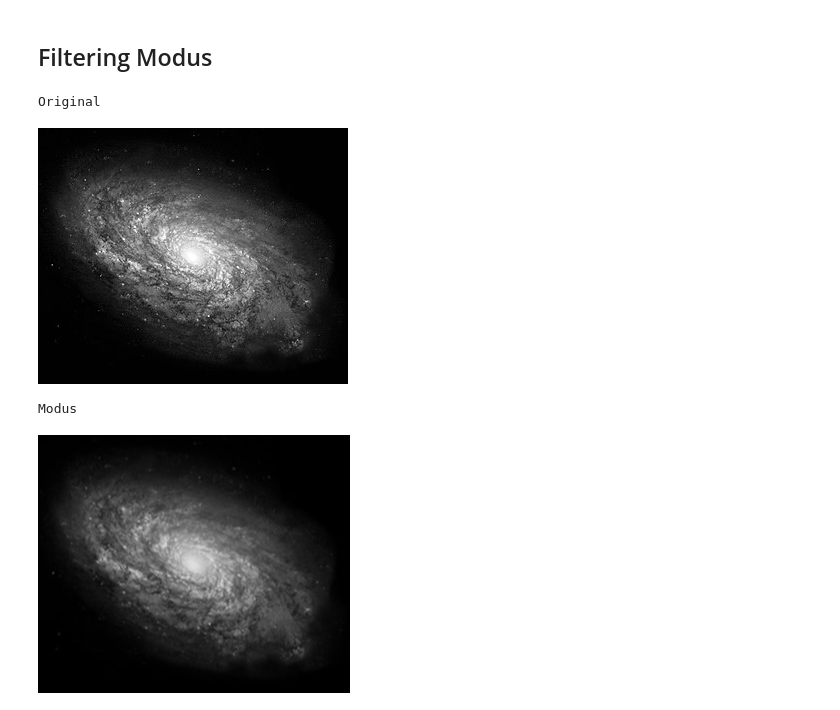
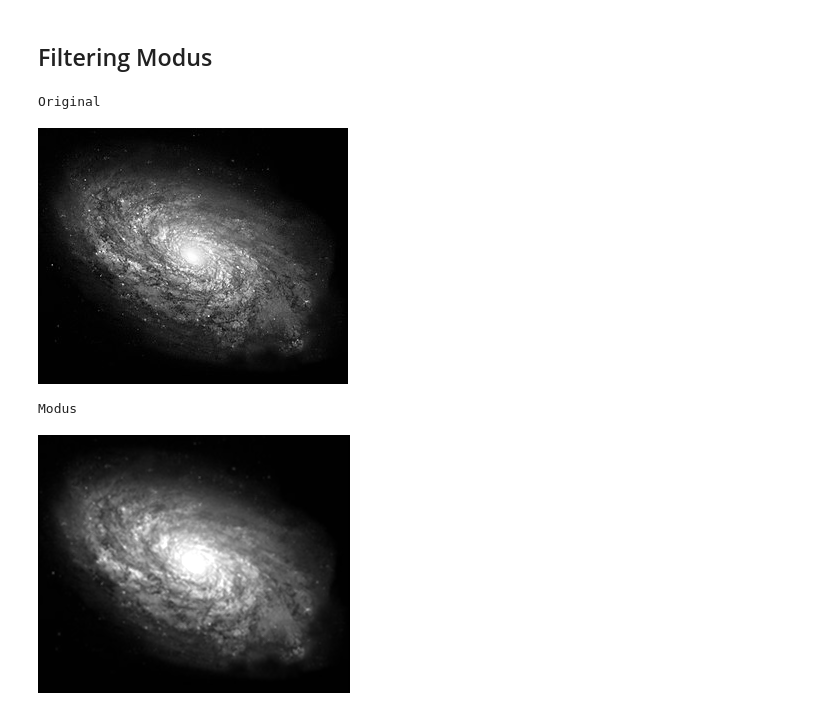
Before and after one commit to 16Komang/PCVK, a Jupyter notebook: ProjectUTS.ipynb, the cells around one changed output. Drawn from its saved outputs; the diff is of its cells as text; code cells hidden in the pictures.

```diff
--- a/ProjectUTS.ipynb
+++ b/ProjectUTS.ipynb
@@ -77,16 +77,16 @@ Median
 ## Filtering Modus
 # %%
 # Kodingan modus
-kernal_modus = np.array([[1/16,1/8,1/16],
-                       [1/16,1/4,1/16],
-                       [1/16,1/8,1/16]])
+kernal_modus = np.array([[1/9,1/8,1/9],
+                       [1/9,1/4,1/9],
+                       [1/9,1/8,1/9]])
 # Hasil
 print('Original')
 cv2_imshow(img_gray)
 print('Modus')
 cv2_imshow(filtering(img_gray,kernal_modus,1,2))
 # %% [output]
 Original
 [figure]
 Modus
-[figure, old version]
+[figure, new version]
```
Also changed, not shown: parts of 5 cells of this notebook.
